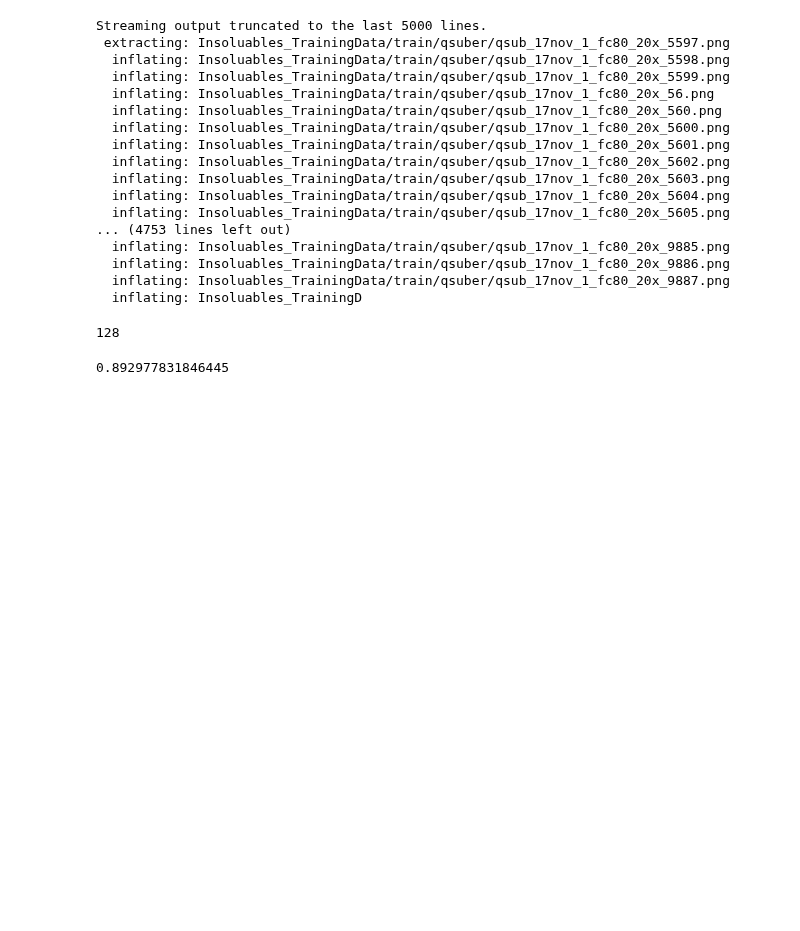
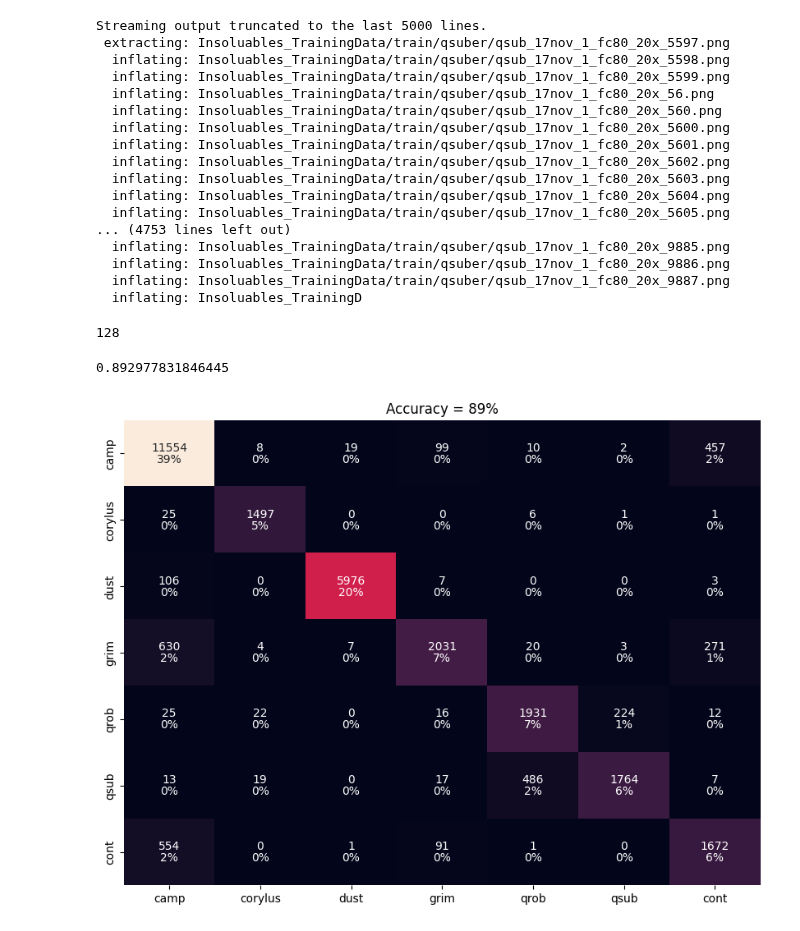
Before and after one commit to MadsNL/AMLMain, a Jupyter notebook: AML_IceCores_NN_load_model.ipynb, the cells around one changed output. Cells and saved outputs as stored; diff of their text form; code cells hidden in the pictures; blank space fills up the shorter version.

```diff
--- a/AML_IceCores_NN_load_model.ipynb
+++ b/AML_IceCores_NN_load_model.ipynb
@@ -122,3 +123,17 @@ preds = np.argmax(NN.predict(x_test),axis=1)
 print(sum(preds==x_test_lab)/len(x_test_lab))
 # %% [output]
 0.892977831846445
+# %%
+cm = confusion_matrix(x_test_lab, preds)
+cm_perc = cm/np.sum(cm)
+# %%
+types = ['camp', 'corylus', 'dust', 'grim', 'qrob', 'qsub', 'cont']
+# %%
+plt.figure(figsize=(10,7.5),dpi=100)
+plt.title('Accuracy = 89%')
+sb.heatmap(cm, annot=False, cbar=False, xticklabels=types, yticklabels=types)
+sb.heatmap(cm, annot=True, annot_kws={'va':'bottom'}, fmt="", cbar=False, xticklabels=types, yticklabels=types)
+sb.heatmap(cm, annot=cm_perc, annot_kws={'va':'top'}, fmt=".0%", cbar=False, xticklabels=types, yticklabels=types)
+plt.savefig('scalar_encoder_128_confusion.png')
+# %% [output]
+[figure, added]
```
Also changed, not shown: parts of 1 cell of this notebook.
